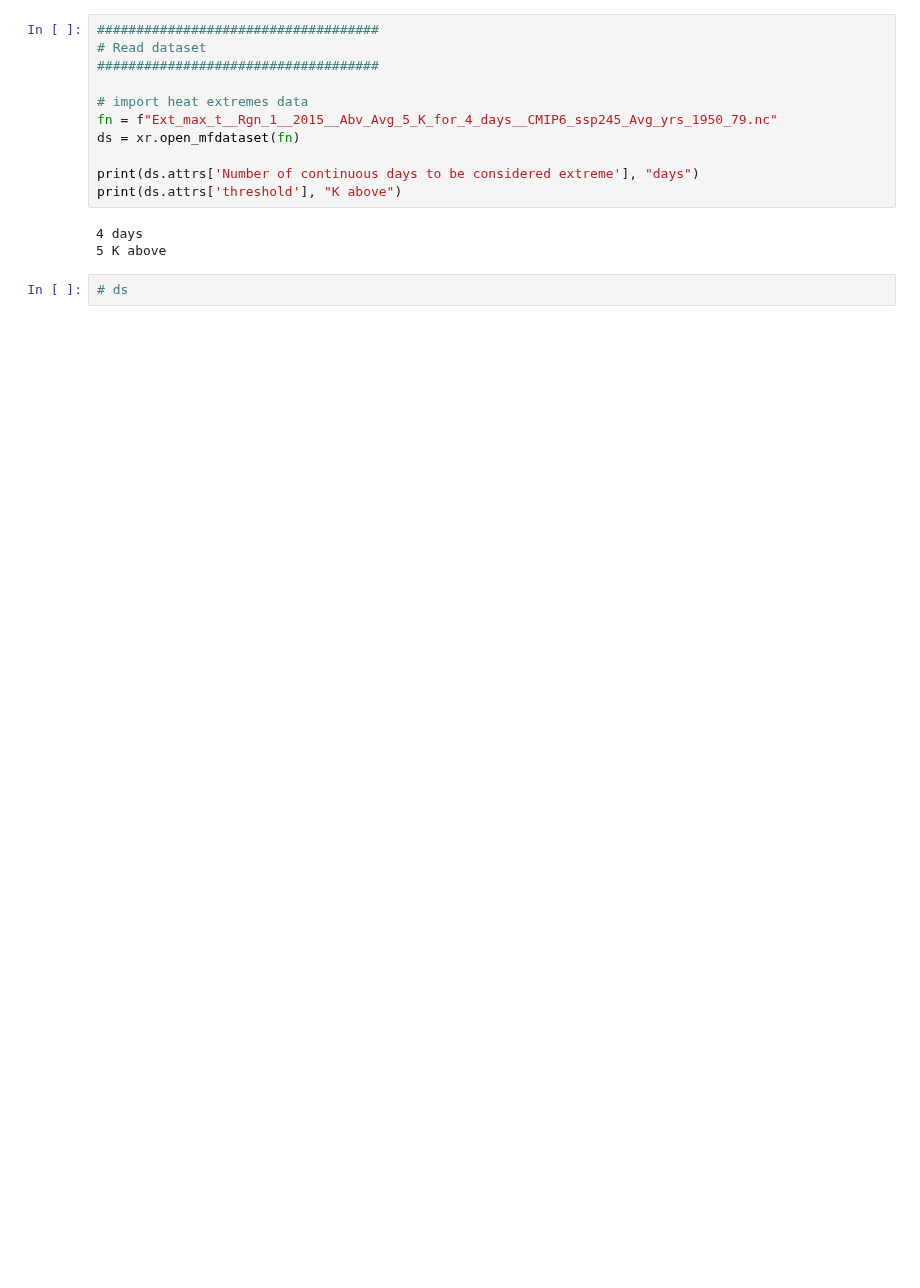
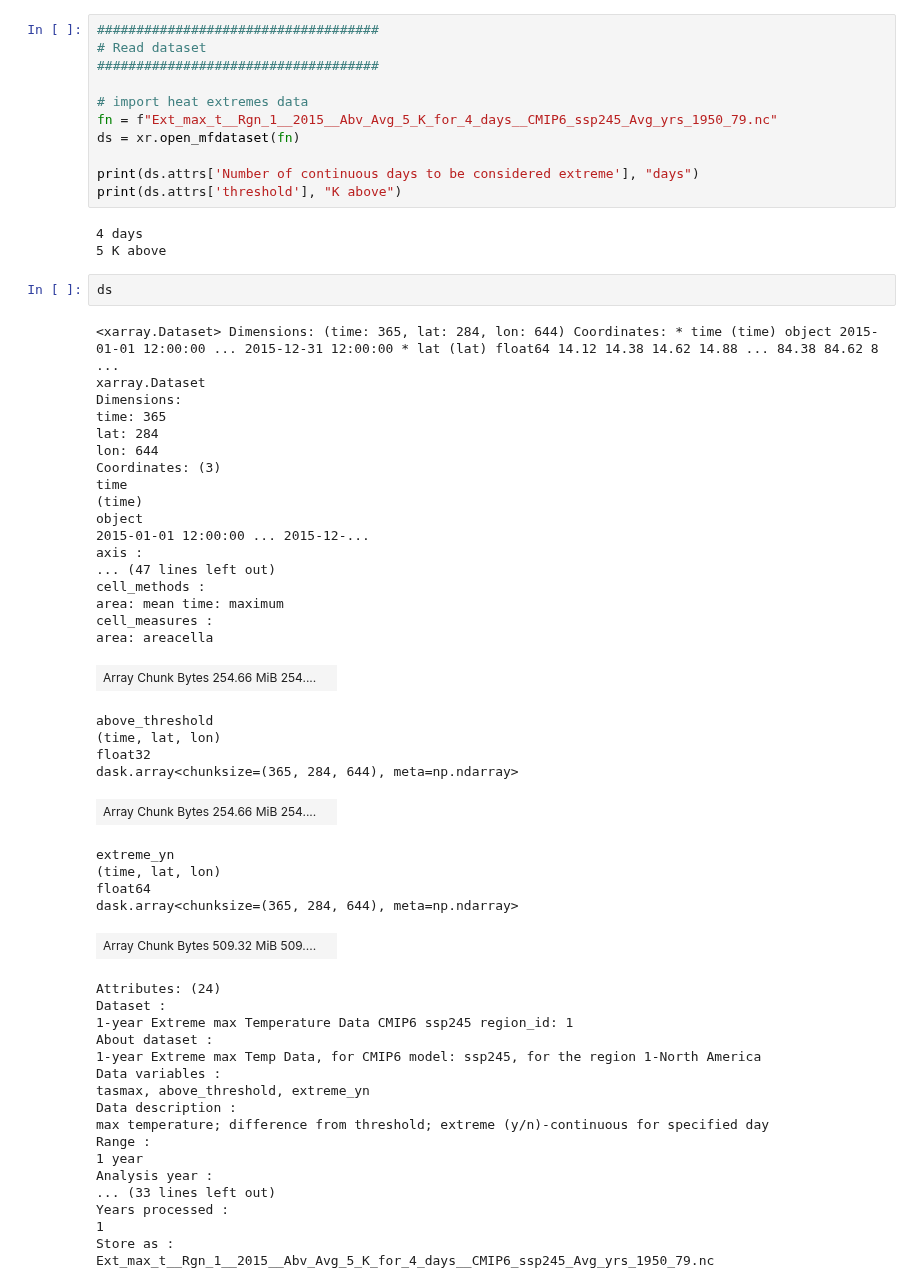
Before and after one commit to KorayKinik/heat-extremes-CMIP6, a Jupyter notebook: koray/bounding_contours.ipynb, the cells around one changed output. Saved outputs shown, nothing was run; the diff lists cells and outputs as text; blank space fills up the shorter version.

```diff
--- a/koray/bounding_contours.ipynb
+++ b/koray/bounding_contours.ipynb
@@ -44,7 +51,53 @@ print(ds.attrs['threshold'], "K above")
 4 days
 5 K above
 # %%
-# ds
+ds
+# %% [output]
+<xarray.Dataset> Dimensions: (time: 365, lat: 284, lon: 644) Coordinates: * time (time) object 2015-01-01 12:00:00 ... 2015-12-31 12:00:00 * lat (lat) float64 14.12 14.38 14.62 14.88 ... 84.38 84.62 8 ...
+xarray.Dataset
+Dimensions:
+time: 365
+lat: 284
+lon: 644
+Coordinates: (3)
+time
+(time)
+object
+2015-01-01 12:00:00 ... 2015-12-...
+axis :
+... (47 lines left out)
+cell_methods :
+area: mean time: maximum
+cell_measures :
+area: areacella
+| Array Chunk Bytes 254.66 MiB 254.... |  |
+above_threshold
+(time, lat, lon)
+float32
+dask.array<chunksize=(365, 284, 644), meta=np.ndarray>
+| Array Chunk Bytes 254.66 MiB 254.... |  |
+extreme_yn
+(time, lat, lon)
+float64
+dask.array<chunksize=(365, 284, 644), meta=np.ndarray>
+| Array Chunk Bytes 509.32 MiB 509.... |  |
+Attributes: (24)
+Dataset :
+1-year Extreme max Temperature Data CMIP6 ssp245 region_id: 1
+About dataset :
+1-year Extreme max Temp Data, for CMIP6 model: ssp245, for the region 1-North America
+Data variables :
+tasmax, above_threshold, extreme_yn
+Data description :
+max temperature; difference from threshold; extreme (y/n)-continuous for specified day
+Range :
+1 year
+Analysis year :
+... (33 lines left out)
+Years processed :
+1
+Store as :
+Ext_max_t__Rgn_1__2015__Abv_Avg_5_K_for_4_days__CMIP6_ssp245_Avg_yrs_1950_79.nc
 # %%
 ####################################
 # NEW bounding-grids algotihm pipeline
```
Also changed, not shown: parts of 2 cells of this notebook.
